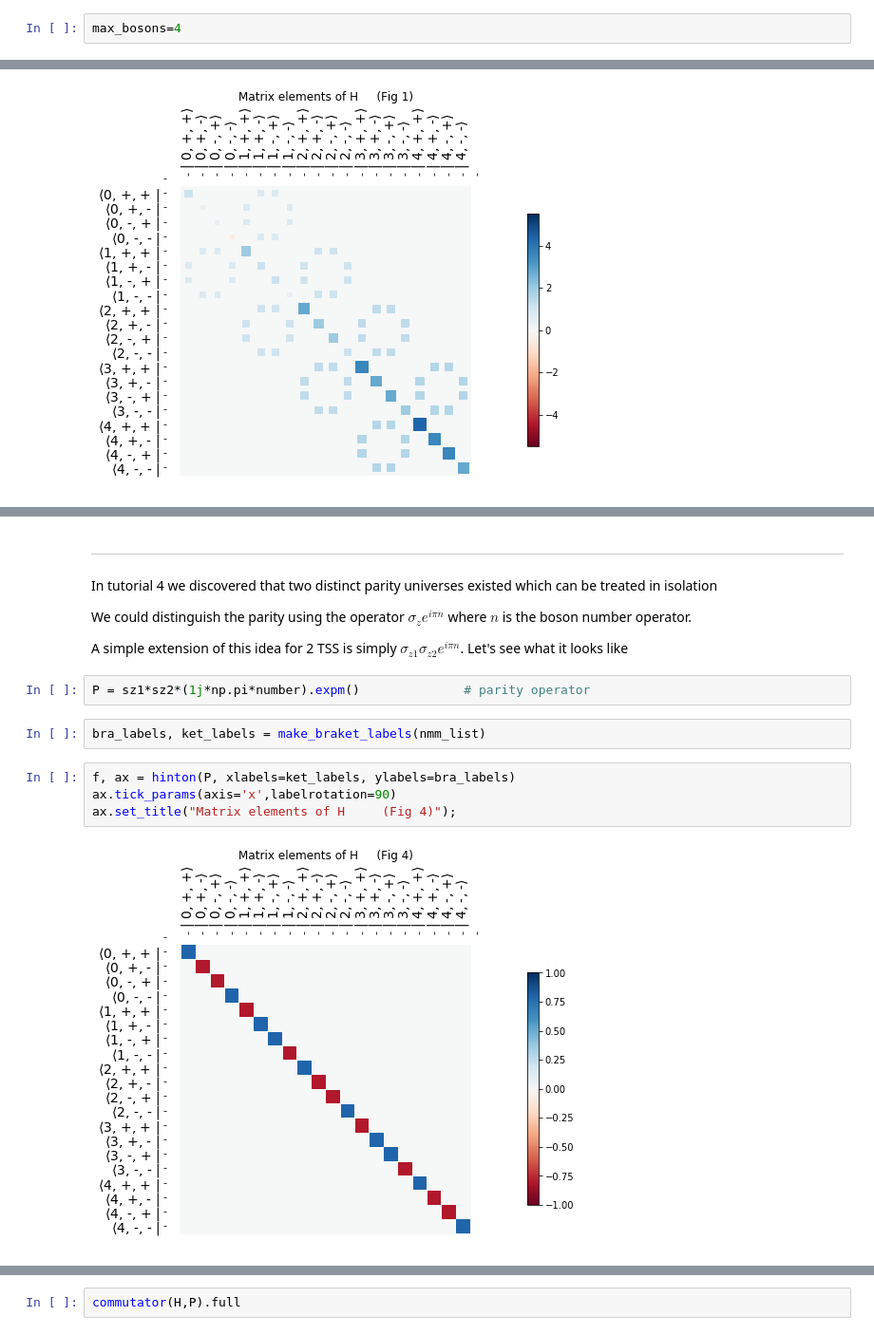
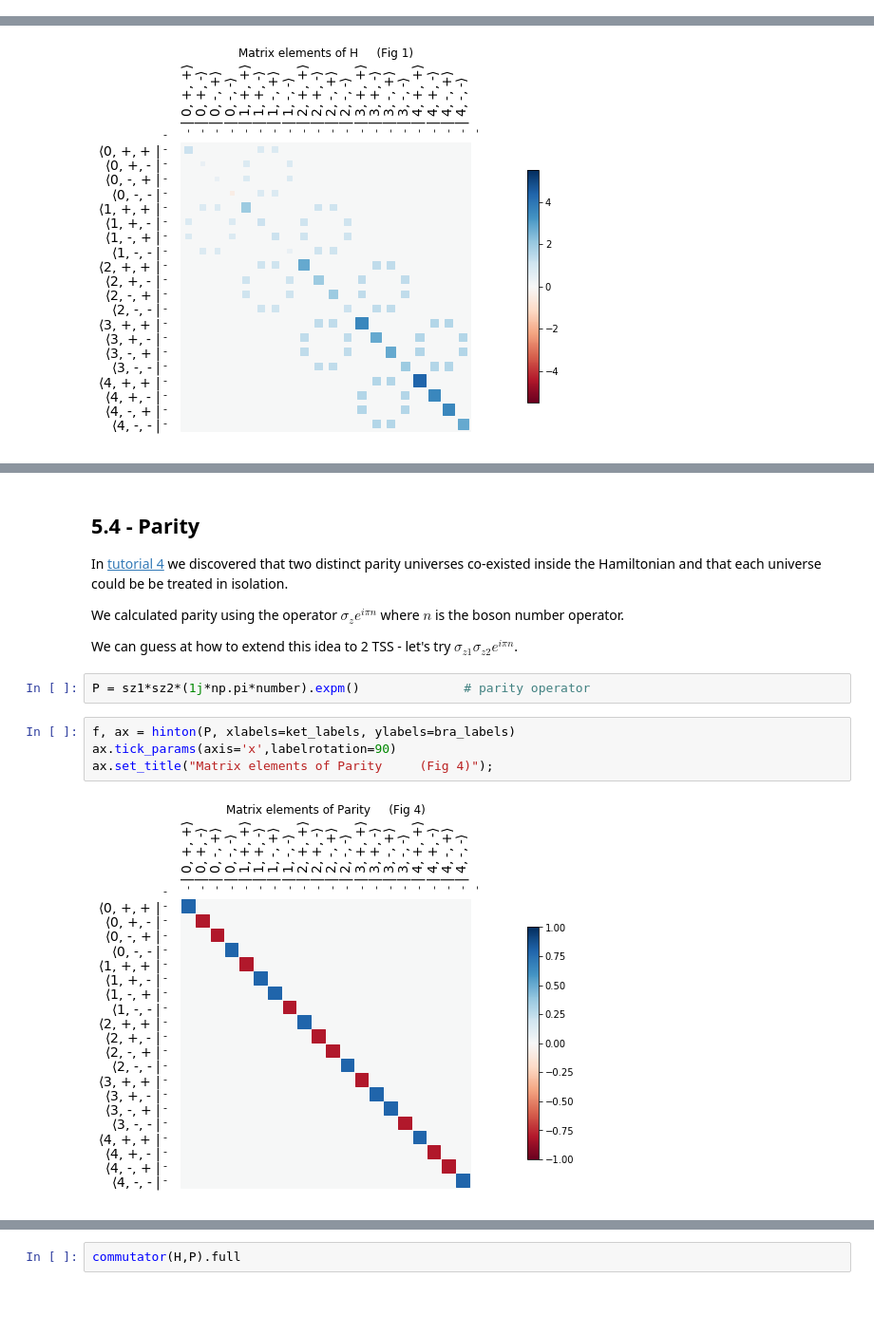
Before and after one commit to project-ida/two-state-quantum-systems, a Jupyter notebook: 05-excitation-transfer.ipynb, the cells around one changed output, grey strips where cells are left out. Shown: that part at 95% size. Cells and saved outputs as stored; diff of their text form; blank space fills up the shorter version.

```diff
--- a/05-excitation-transfer.ipynb
+++ b/05-excitation-transfer.ipynb
@@ -112,4 +92,2 @@ Again, if we only allow `max_bosons=4`, then we can enumerate the states in a ve
 # %%
 H_latex = "$H = \Delta E /2 (\sigma_{z1} + \sigma_{z2}) + \hbar\omega(a^{{\dagger}}a +1/2) + U( a^{{\dagger}} + a )(\sigma_{x1} +\sigma_{x2} )$ "
-# %%
-max_bosons=4
@@ -208,19 +212,17 @@ This is something different to what we encountered before - how would we describ
 # %% [markdown]
 
----
-In tutorial 4 we discovered that two distinct parity universes existed which can be treated in isolation
+## 5.4 - Parity
+In [tutorial 4](https://nbviewer.jupyter.org/github/project-ida/two-state-quantum-systems/blob/master/04-spin-boson-model.ipynb#4.4---Parity) we discovered that two distinct parity universes co-existed inside the Hamiltonian and that each universe could be be treated in isolation.
 
-We could distinguish the parity using the operator $\sigma_z e^{i\pi n}$ where $n$ is the boson number operator.
+We calculated parity using the operator $\sigma_z e^{i\pi n}$ where $n$ is the boson number operator.
 
-A simple extension of this idea for 2 TSS is simply  $\sigma_{z1}\sigma_{z2} e^{i\pi n}$. Let's see what it looks like
+We can guess at how to extend this idea to 2 TSS - let's try  $\sigma_{z1}\sigma_{z2} e^{i\pi n}$.
 # %%
 P = sz1*sz2*(1j*np.pi*number).expm()              # parity operator
-# %%
-bra_labels, ket_labels = make_braket_labels(nmm_list)
 # %%
 f, ax = hinton(P, xlabels=ket_labels, ylabels=bra_labels)
 ax.tick_params(axis='x',labelrotation=90)
-ax.set_title("Matrix elements of H     (Fig 4)");
+ax.set_title("Matrix elements of Parity     (Fig 4)");
 # %% [output]
-[figure, old version]
+[figure, new version]
 # %% [markdown]
```
Also changed, not shown: parts of 40 cells of this notebook, 1 other file.
